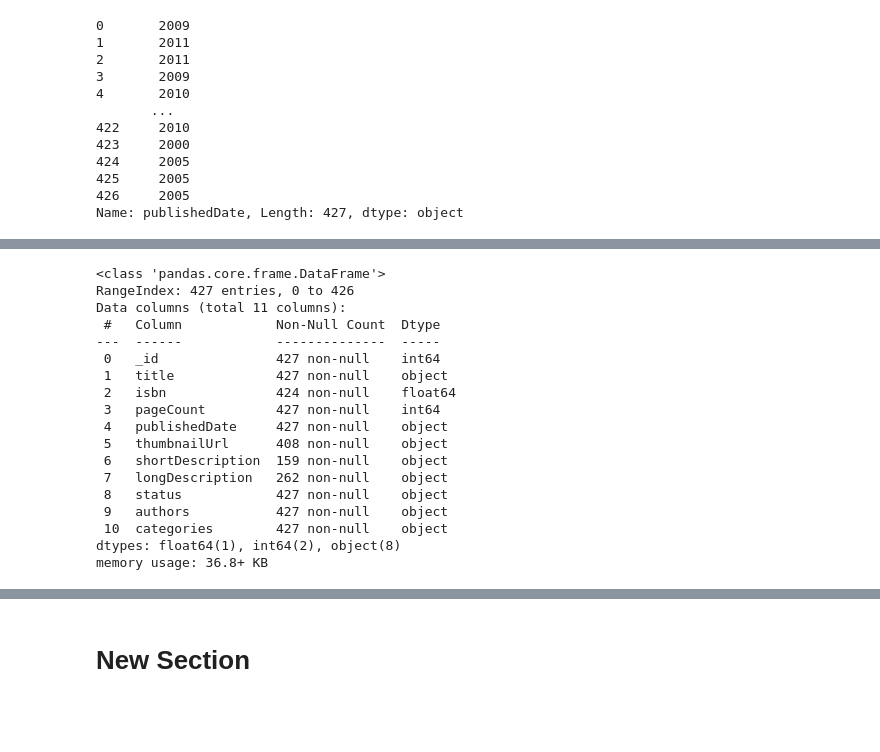
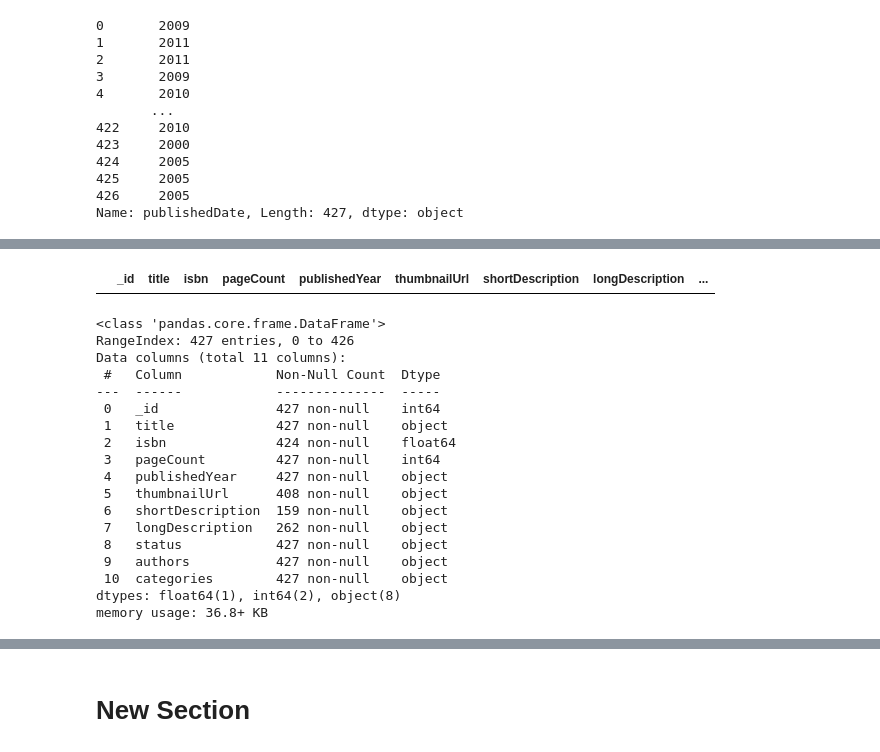
Before and after one commit to sujataprasad01/Books-JSON-data-for-scrapping-analysis, a Jupyter notebook: Project_4_Using_JSON_data_for_analysis.ipynb, the cells around one changed output, grey strips where cells are left out. Drawn from its saved outputs; the diff is of its cells as text; code cells hidden in the pictures; blank space fills up the shorter version.

```diff
--- a/Project_4_Using_JSON_data_for_analysis.ipynb
+++ b/Project_4_Using_JSON_data_for_analysis.ipynb
@@ -798,4 +798,4 @@ df
 # %% [markdown]
 # renaming
 # %%
-df.rename(columns={'publishedDate': 'publishedYear'})
+df.rename(columns={'publishedDate': 'publishedYear'},inplace=True)
@@ -837,3 +836,7 @@ Name: publishedDate, Length: 427, dtype: object
+# %%
+df[df['publishedYear'].isna()]
+# %% [output]
+|  | _id | title | isbn | pageCount | publishedYear | thumbnailUrl | shortDescription | longDescription | ... |
 # %%
 df.info()
 # %% [output]
@@ -846,7 +849,7 @@ Data columns (total 11 columns):
  1   title             427 non-null    object
  2   isbn              424 non-null    float64
  3   pageCount         427 non-null    int64
- 4   publishedDate     427 non-null    object
+ 4   publishedYear     427 non-null    object
  5   thumbnailUrl      408 non-null    object
  6   shortDescription  159 non-null    object
  7   longDescription   262 non-null    object
```
Also changed, not shown: parts of 9 cells of this notebook.
